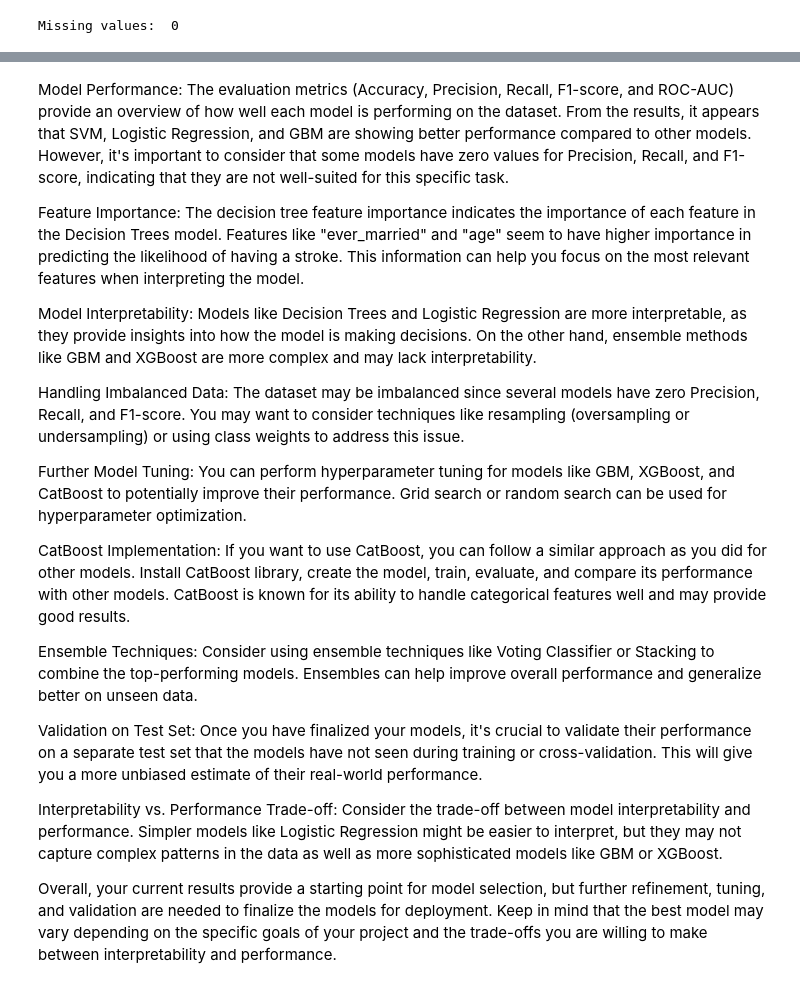
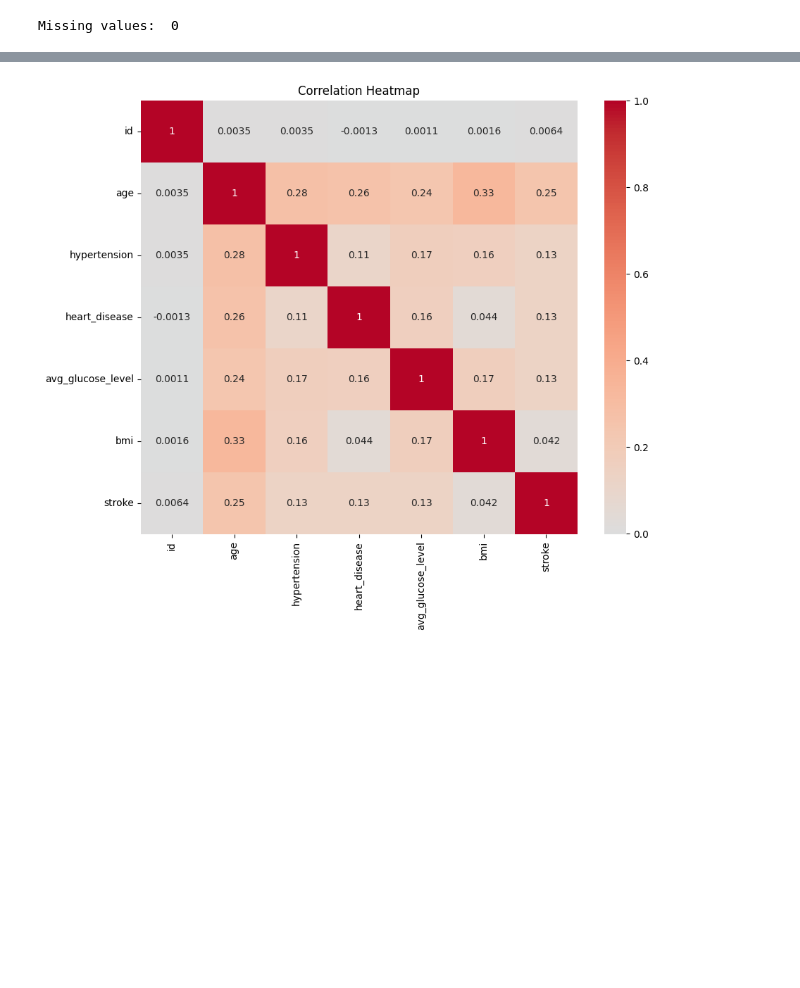
Before and after one commit to suzy-hur/IOD_lab_work, a Jupyter notebook: IOD_Capstone_final.ipynb, the cells around one changed output, grey strips where cells are left out. Cells and saved outputs as stored; diff of their text form; code cells hidden in the pictures; blank space fills up the shorter version.

```diff
--- a/IOD_Capstone_final.ipynb
+++ b/IOD_Capstone_final.ipynb
@@ -801,6 +97,0 @@ plt.show()
-# %%
-# Encoding categorical values
-
-df['gender'] = df['gender'].replace({'Male':0,'Female':1,'Other':-1}).astype(np.uint8)
-df['Residence_type'] = df['Residence_type'].replace({'Rural':0,'Urban':1}).astype(np.uint8)
-df['work_type'] = df['work_type'].replace({'Private':0,'Self-employed':1,'Govt_job':2,'children':-1,'Never_worked':-2}).astype(np.uint8)
@@ -1153,8 +97,0 @@ Here's how to apply Label Encoding for the 'gender' and 'ever_married' columns:
-# %%
-import pandas as pd
-
-# Select only the categorical columns for analysis
-categorical_columns = df.select_dtypes(include=['object'])
-
-# Apply One-Hot Encoding for 'work_type', 'Residence_type', and 'smoking_status' columns
-df = pd.get_dummies(df, columns=['work_type', 'Residence_type', 'smoking_status'], drop_first=True)
@@ -1255,10 +97,0 @@ In summary, for BMI data with potential outliers or a skewed distribution, using
-# %%
-# Calculate the median of the 'bmi' column
-median_bmi = df['bmi'].median()
-
-# Fill null values in the 'bmi' column with the calculated median
-df['bmi'].fillna(median_bmi, inplace=True)
-
-# Optionally, you can save the DataFrame to a new CSV file with the filled values
-output_filename = 'dataset_with_bmi_filled.csv'
-df.to_csv(output_filename, index=False)
@@ -1549,20 +98,17 @@ Remember that the time taken for model training and cross-validation can vary ba
-# %% [markdown]
-Model Performance: The evaluation metrics (Accuracy, Precision, Recall, F1-score, and ROC-AUC) provide an overview of how well each model is performing on the dataset. From the results, it appears that SVM, Logistic Regression, and GBM are showing better performance compared to other models. However, it's important to consider that some models have zero values for Precision, Recall, and F1-score, indicating that they are not well-suited for this specific task.
-
-Feature Importance: The decision tree feature importance indicates the importance of each feature in the Decision Trees model. Features like "ever_married" and "age" seem to have higher importance in predicting the likelihood of having a stroke. This information can help you focus on the most relevant features when interpreting the model.
-
-Model Interpretability: Models like Decision Trees and Logistic Regression are more interpretable, as they provide insights into how the model is making decisions. On the other hand, ensemble methods like GBM and XGBoost are more complex and may lack interpretability.
-
-Handling Imbalanced Data: The dataset may be imbalanced since several models have zero Precision, Recall, and F1-score. You may want to consider techniques like resampling (oversampling or undersampling) or using class weights to address this issue.
-
-Further Model Tuning: You can perform hyperparameter tuning for models like GBM, XGBoost, and CatBoost to potentially improve their performance. Grid search or random search can be used for hyperparameter optimization.
-
-CatBoost Implementation: If you want to use CatBoost, you can follow a similar approach as you did for other models. Install CatBoost library, create the model, train, evaluate, and compare its performance with other models. CatBoost is known for its ability to handle categorical features well and may provide good results.
-
-Ensemble Techniques: Consider using ensemble techniques like Voting Classifier or Stacking to combine the top-performing models. Ensembles can help improve overall performance and generalize better on unseen data.
-
-Validation on Test Set: Once you have finalized your models, it's crucial to validate their performance on a separate test set that the models have not seen during training or cross-validation. This will give you a more unbiased estimate of their real-world performance.
-
-Interpretability vs. Performance Trade-off: Consider the trade-off between model interpretability and performance. Simpler models like Logistic Regression might be easier to interpret, but they may not capture complex patterns in the data as well as more sophisticated models like GBM or XGBoost.
-
-Overall, your current results provide a starting point for model selection, but further refinement, tuning, and validation are needed to finalize the models for deployment. Keep in mind that the best model may vary depending on the specific goals of your project and the trade-offs you are willing to make between interpretability and performance.
+# %%
+# Data visualisation and EDA
+
+# Correlation Matrix and Heatmap:
+# Visualize pairwise correlations between numeric variables like age, hypertension, heart disease, avg_glucose_level, and bmi
+# This is to identify potential associations and dependencies
+
+import seaborn as sns
+import matplotlib.pyplot as plt
+
+correlation_matrix = df.corr()
+plt.figure(figsize=(10, 8))
+sns.heatmap(correlation_matrix, annot=True, cmap="coolwarm", center=0)
+plt.title("Correlation Heatmap")
+plt.show()
+# %% [output]
+[figure, added]
```
Also changed, not shown: parts of 139 cells of this notebook.
